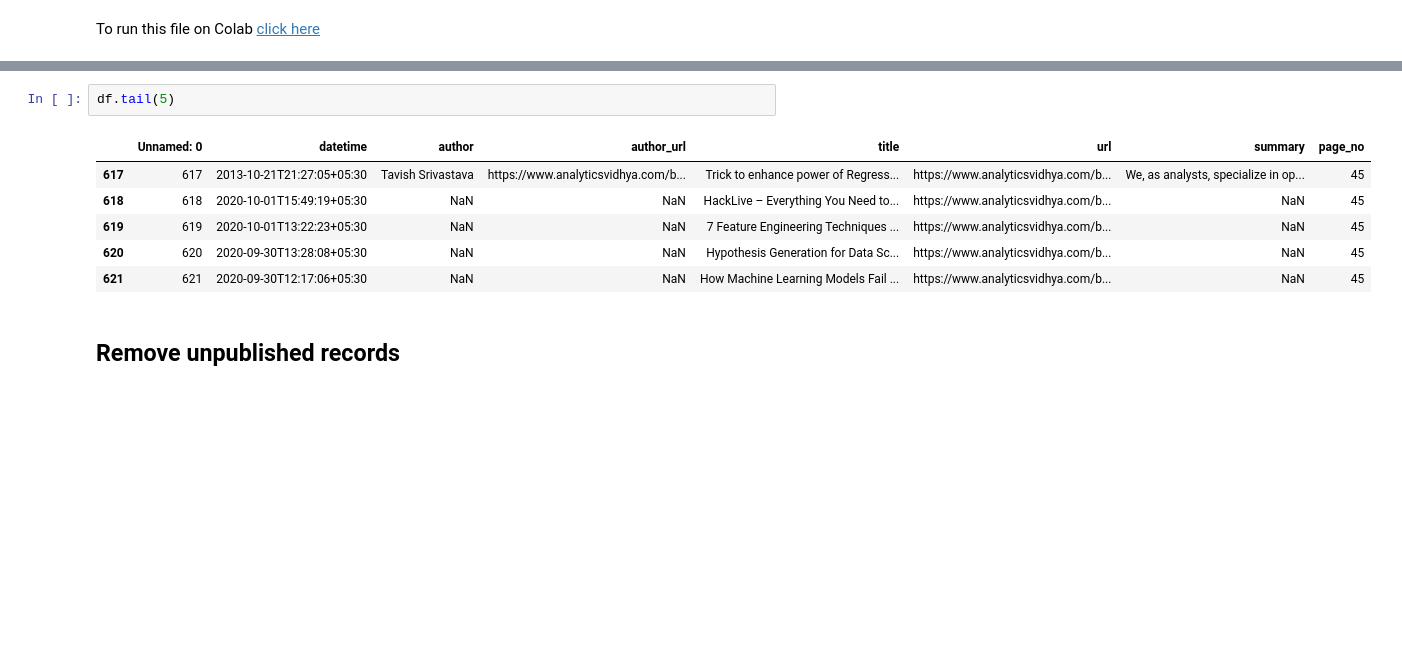
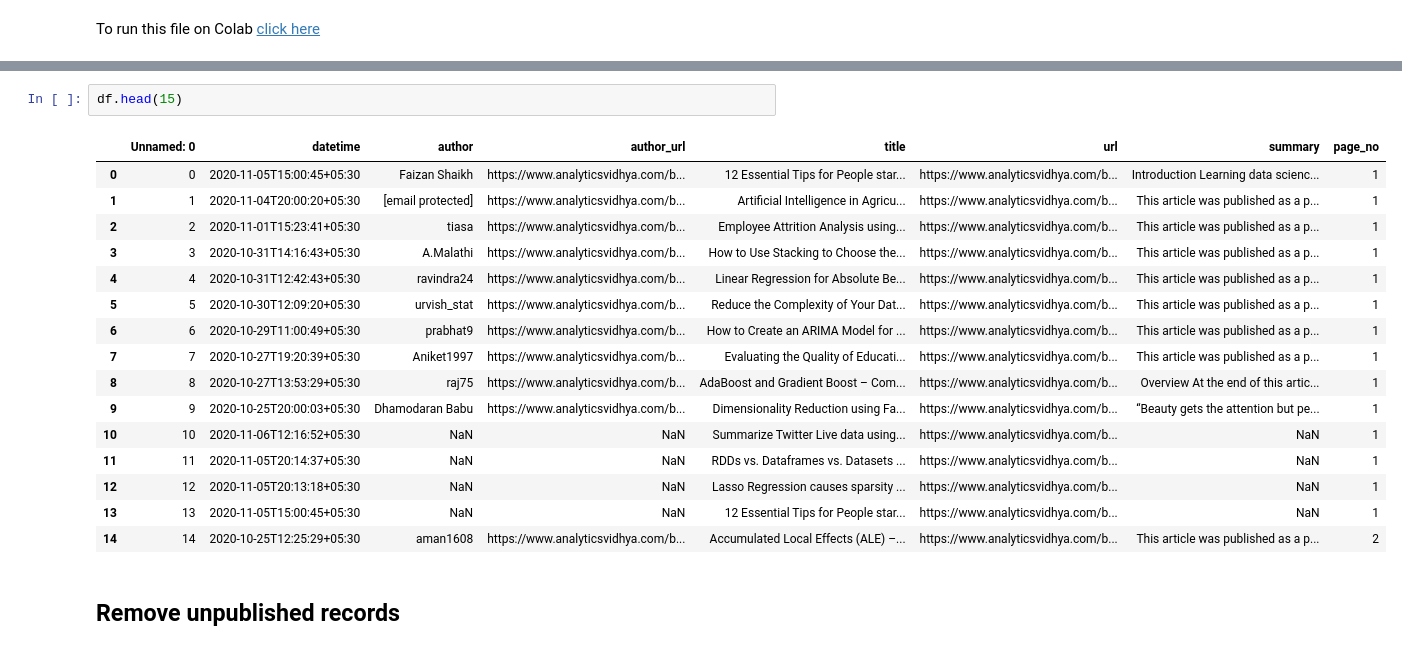
Before and after one commit to sanjaydasgupta/data-mining-of-website-articles, a Jupyter notebook: ml-blogs-eda.ipynb, the cells around one changed output, grey strips where cells are left out. Cells and saved outputs as stored; diff of their text form; blank space fills up the shorter version.

```diff
--- a/ml-blogs-eda.ipynb
+++ b/ml-blogs-eda.ipynb
@@ -15,12 +21,22 @@ df.shape
-# %%
-df.tail(5)
-# %% [output]
-|  | Unnamed: 0 | datetime | author | author_url | title | url | summary | page_no |
-| 617 | 617 | 2013-10-21T21:27:05+05:30 | Tavish Srivastava | https://www.analyticsvidhya.com/b... | Trick to enhance power of Regress... | https://www.analyticsvidhya.com/b... | We, as analysts, specialize in op... | 45 |
-| 618 | 618 | 2020-10-01T15:49:19+05:30 | NaN | NaN | HackLive – Everything You Need to... | https://www.analyticsvidhya.com/b... | NaN | 45 |
-| 619 | 619 | 2020-10-01T13:22:23+05:30 | NaN | NaN | 7 Feature Engineering Techniques ... | https://www.analyticsvidhya.com/b... | NaN | 45 |
-| 620 | 620 | 2020-09-30T13:28:08+05:30 | NaN | NaN | Hypothesis Generation for Data Sc... | https://www.analyticsvidhya.com/b... | NaN | 45 |
-| 621 | 621 | 2020-09-30T12:17:06+05:30 | NaN | NaN | How Machine Learning Models Fail ... | https://www.analyticsvidhya.com/b... | NaN | 45 |
+# %%
+df.head(15)
+# %% [output]
+|  | Unnamed: 0 | datetime | author | author_url | title | url | summary | page_no |
+| 0 | 0 | 2020-11-05T15:00:45+05:30 | Faizan Shaikh | https://www.analyticsvidhya.com/b... | 12 Essential Tips for People star... | https://www.analyticsvidhya.com/b... | Introduction Learning data scienc... | 1 |
+| 1 | 1 | 2020-11-04T20:00:20+05:30 | [email protected] | https://www.analyticsvidhya.com/b... | Artificial Intelligence in Agricu... | https://www.analyticsvidhya.com/b... | This article was published as a p... | 1 |
+| 2 | 2 | 2020-11-01T15:23:41+05:30 | tiasa | https://www.analyticsvidhya.com/b... | Employee Attrition Analysis using... | https://www.analyticsvidhya.com/b... | This article was published as a p... | 1 |
+| 3 | 3 | 2020-10-31T14:16:43+05:30 | A.Malathi | https://www.analyticsvidhya.com/b... | How to Use Stacking to Choose the... | https://www.analyticsvidhya.com/b... | This article was published as a p... | 1 |
+| 4 | 4 | 2020-10-31T12:42:43+05:30 | ravindra24 | https://www.analyticsvidhya.com/b... | Linear Regression for Absolute Be... | https://www.analyticsvidhya.com/b... | This article was published as a p... | 1 |
+| 5 | 5 | 2020-10-30T12:09:20+05:30 | urvish_stat | https://www.analyticsvidhya.com/b... | Reduce the Complexity of Your Dat... | https://www.analyticsvidhya.com/b... | This article was published as a p... | 1 |
+| 6 | 6 | 2020-10-29T11:00:49+05:30 | prabhat9 | https://www.analyticsvidhya.com/b... | How to Create an ARIMA Model for ... | https://www.analyticsvidhya.com/b... | This article was published as a p... | 1 |
+| 7 | 7 | 2020-10-27T19:20:39+05:30 | Aniket1997 | https://www.analyticsvidhya.com/b... | Evaluating the Quality of Educati... | https://www.analyticsvidhya.com/b... | This article was published as a p... | 1 |
+| 8 | 8 | 2020-10-27T13:53:29+05:30 | raj75 | https://www.analyticsvidhya.com/b... | AdaBoost and Gradient Boost – Com... | https://www.analyticsvidhya.com/b... | Overview At the end of this artic... | 1 |
+| 9 | 9 | 2020-10-25T20:00:03+05:30 | Dhamodaran Babu | https://www.analyticsvidhya.com/b... | Dimensionality Reduction using Fa... | https://www.analyticsvidhya.com/b... | “Beauty gets the attention but pe... | 1 |
+| 10 | 10 | 2020-11-06T12:16:52+05:30 | NaN | NaN | Summarize Twitter Live data using... | https://www.analyticsvidhya.com/b... | NaN | 1 |
+| 11 | 11 | 2020-11-05T20:14:37+05:30 | NaN | NaN | RDDs vs. Dataframes vs. Datasets ... | https://www.analyticsvidhya.com/b... | NaN | 1 |
+| 12 | 12 | 2020-11-05T20:13:18+05:30 | NaN | NaN | Lasso Regression causes sparsity ... | https://www.analyticsvidhya.com/b... | NaN | 1 |
+| 13 | 13 | 2020-11-05T15:00:45+05:30 | NaN | NaN | 12 Essential Tips for People star... | https://www.analyticsvidhya.com/b... | NaN | 1 |
+| 14 | 14 | 2020-10-25T12:25:29+05:30 | aman1608 | https://www.analyticsvidhya.com/b... | Accumulated Local Effects (ALE) –... | https://www.analyticsvidhya.com/b... | This article was published as a p... | 2 |
 # %% [markdown]
 ## Remove unpublished records
 # %%
```
Also changed, not shown: parts of 21 cells of this notebook.
